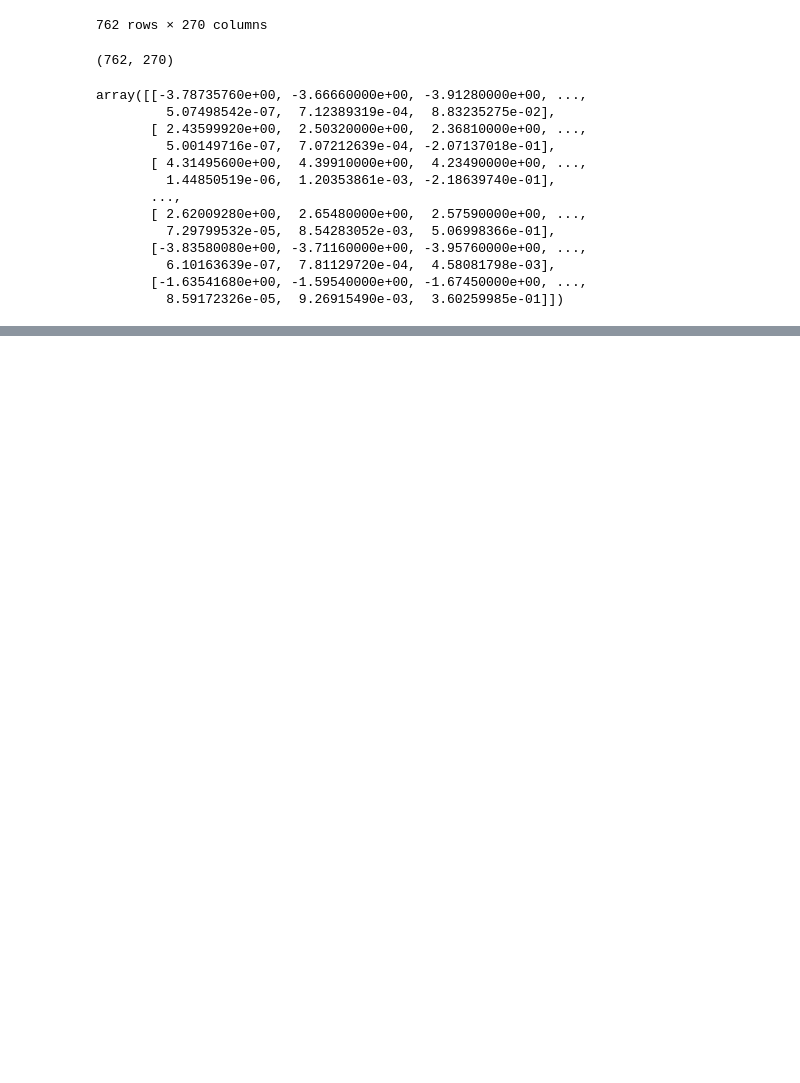
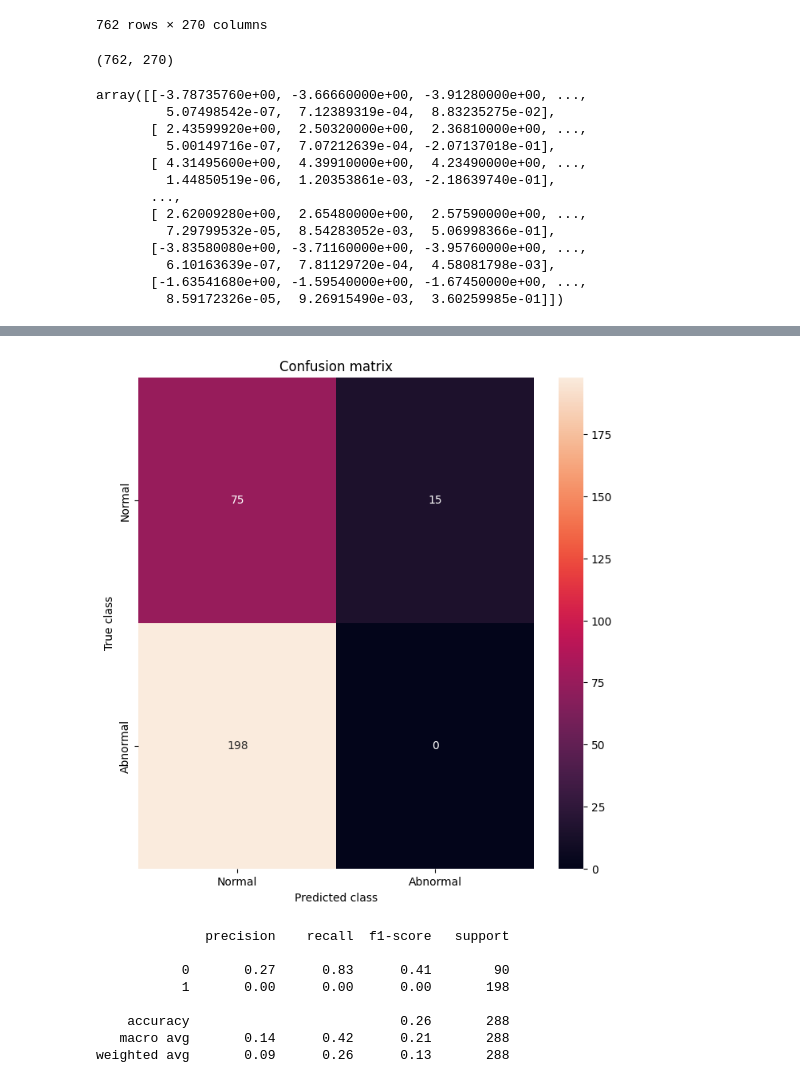
Before and after one commit to hyeongls/ai-class, a Jupyter notebook: 5주차/DSA_feature_AE.ipynb, the cells around one changed output, grey strips where cells are left out. Drawn from its saved outputs; the diff is of its cells as text; code cells hidden in the pictures; blank space fills up the shorter version.

```diff
--- a/5주차/DSA_feature_AE.ipynb
+++ b/5주차/DSA_feature_AE.ipynb
@@ -371,0 +370,24 @@ X_val.head()
+# %%
+from sklearn.metrics import confusion_matrix, classification_report
+import seaborn as sns
+
+y_pred = [1 if e > threshold else 0 for e in error_df.reconstruction_error.values]
+conf_matrix = confusion_matrix(error_df.true_class, y_pred)
+plt.figure(figsize=(8, 8))
+sns.heatmap(conf_matrix, xticklabels=LABELS, yticklabels=LABELS, annot=True, fmt="d");
+plt.title("Confusion matrix")
+plt.ylabel('True class')
+plt.xlabel('Predicted class')
+plt.show()
+
+print(classification_report(error_df.true_class, y_pred))
+# %% [output]
+[figure, added]
+              precision    recall  f1-score   support
+
+           0       0.27      0.83      0.41        90
+           1       0.00      0.00      0.00       198
+
+    accuracy                           0.26       288
+   macro avg       0.14      0.42      0.21       288
+weighted avg       0.09      0.26      0.13       288
```
Also changed, not shown: parts of 10 cells of this notebook.
